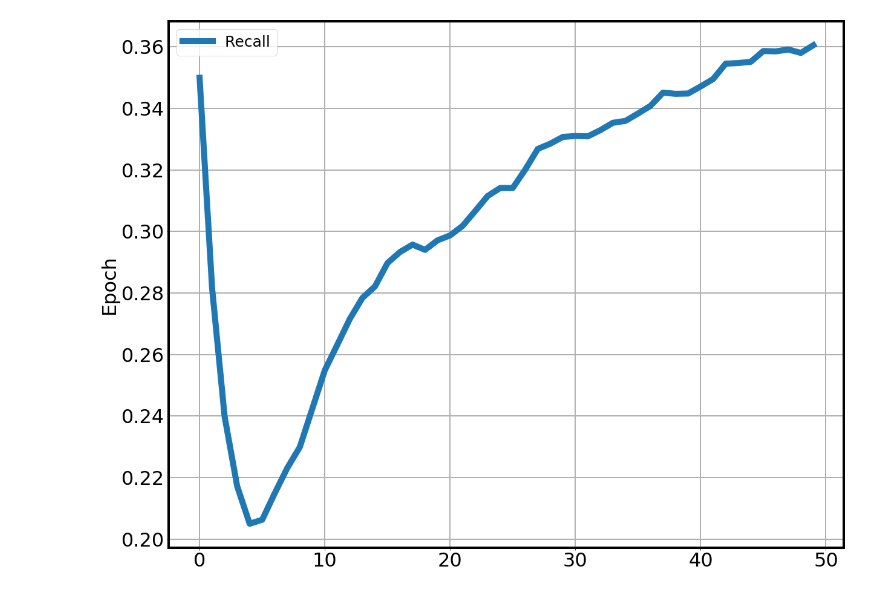
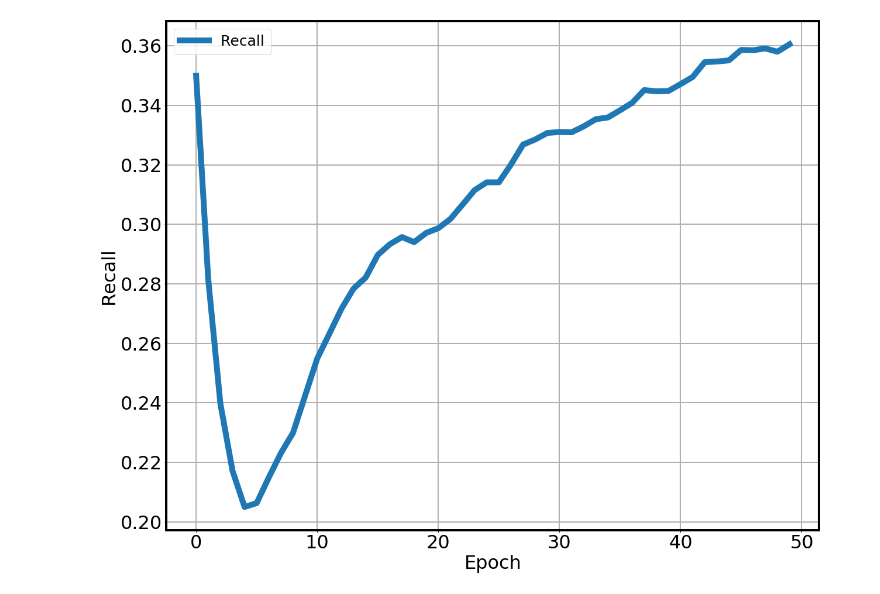
Before and after one commit to eric8607242/CNN-ED, a Jupyter notebook: notebook/info_analy.ipynb, the cells around one changed output. Cells and saved outputs as stored; diff of their text form; code cells hidden in the pictures.

```diff
--- a/notebook/info_analy.ipynb
+++ b/notebook/info_analy.ipynb
@@ -38,19 +38,19 @@ plt.show()
 # %%
 plt.rcParams.update({'font.size': 32})
 
 fig, ax = plt.subplots()
 plt.plot(recall["Step"], recall["Value"], lw=10, label="Recall")
 
-ax.set(ylabel='Epoch')
+ax.set(xlabel='Epoch', ylabel="Recall")
 ax.grid(linewidth=2)
 for axis in ['top','bottom','left','right']:
     ax.spines[axis].set_linewidth(4)
 
 axes = plt.gca()
 lgd = plt.legend(prop={'size': 25})
 fig.set_size_inches(20, 16)
 
 fig.savefig("./resource/recall_curve.png", bbox_extra_artists=(lgd,), bbox_inches='tight')
 plt.show()
 # %% [output]
-[figure, old version]
+[figure, new version]
```
Also changed, not shown: parts of 1 cell of this notebook, 2 other files.
